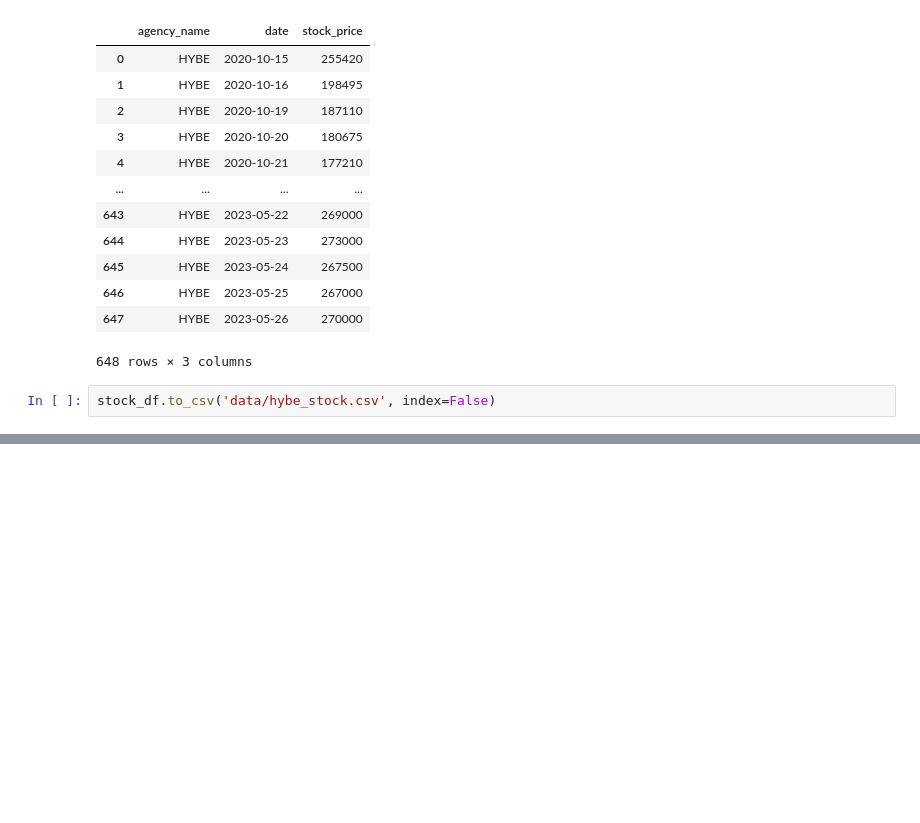
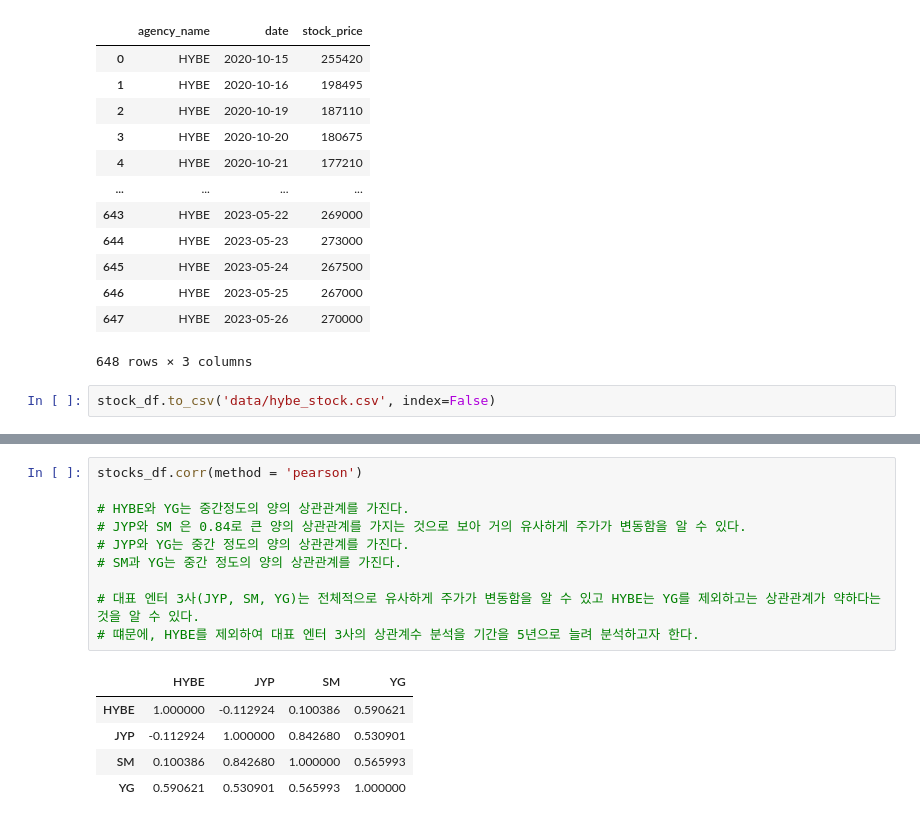
Before and after one commit to pulpo125/habang, a Jupyter notebook: stock_pj/stock_crawling.ipynb, the cells around one changed output, grey strips where cells are left out. Cells and saved outputs as stored; diff of their text form; blank space fills up the shorter version.

```diff
--- a/stock_pj/stock_crawling.ipynb
+++ b/stock_pj/stock_crawling.ipynb
@@ -140,0 +154,16 @@ stock_df.to_csv('data/hybe_stock.csv', index=False)
+# %%
+stocks_df.corr(method = 'pearson')
+
+# HYBE와 YG는 중간정도의 양의 상관관계를 가진다.
+# JYP와 SM 은 0.84로 큰 양의 상관관계를 가지는 것으로 보아 거의 유사하게 주가가 변동함을 알 수 있다.
+# JYP와 YG는 중간 정도의 양의 상관관계를 가진다.
+# SM과 YG는 중간 정도의 양의 상관관계를 가진다.
+
+# 대표 엔터 3사(JYP, SM, YG)는 전체적으로 유사하게 주가가 변동함을 알 수 있고 HYBE는 YG를 제외하고는 상관관계가 약하다는 것을 알 수 있다.
+# 떄문에, HYBE를 제외하여 대표 엔터 3사의 상관계수 분석을 기간을 5년으로 늘려 분석하고자 한다.
+# %% [output]
+|  | HYBE | JYP | SM | YG |
+| HYBE | 1.000000 | -0.112924 | 0.100386 | 0.590621 |
+| JYP | -0.112924 | 1.000000 | 0.842680 | 0.530901 |
+| SM | 0.100386 | 0.842680 | 1.000000 | 0.565993 |
+| YG | 0.590621 | 0.530901 | 0.565993 | 1.000000 |
```
Also changed, not shown: parts of 22 cells of this notebook, 4 other files.
